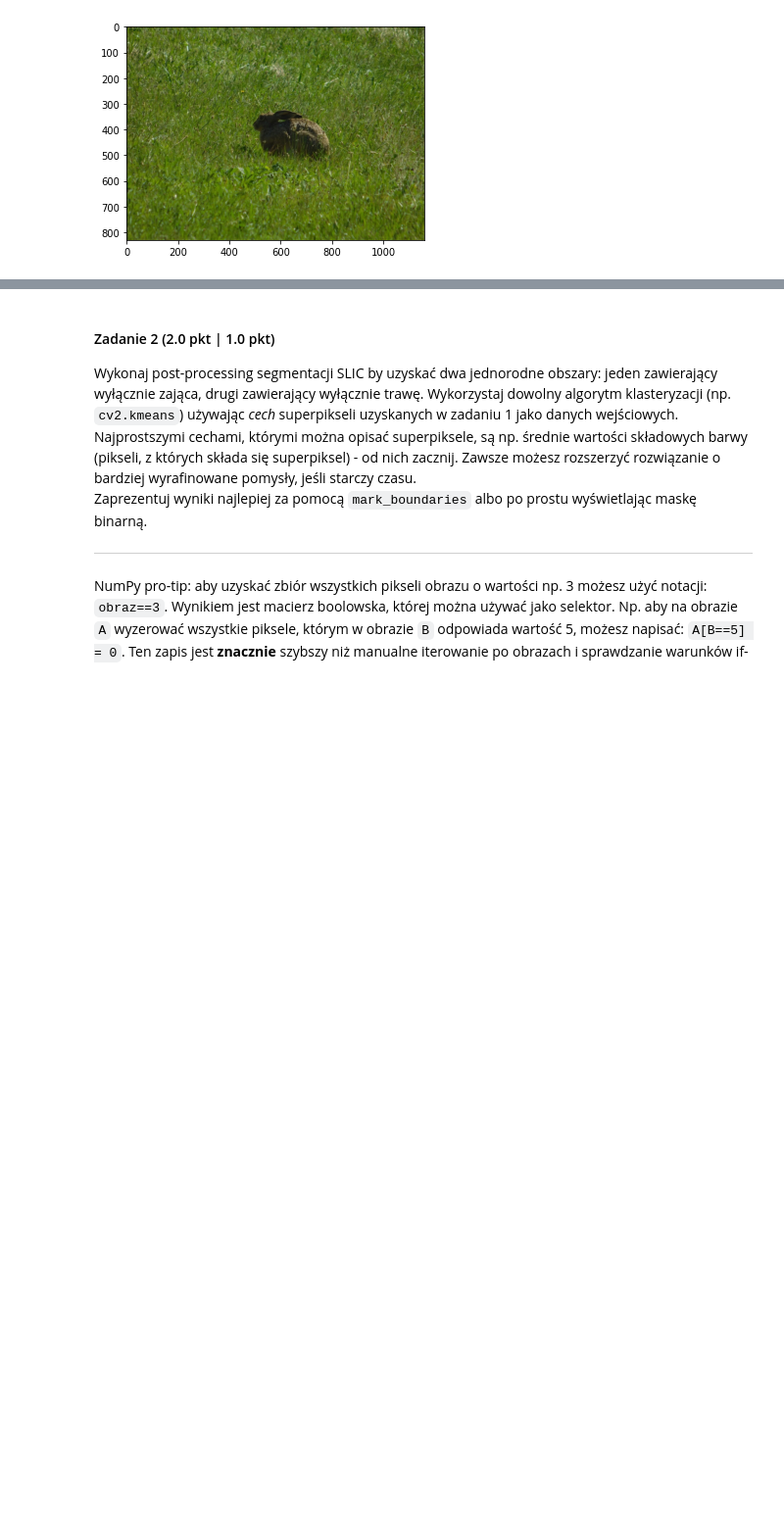
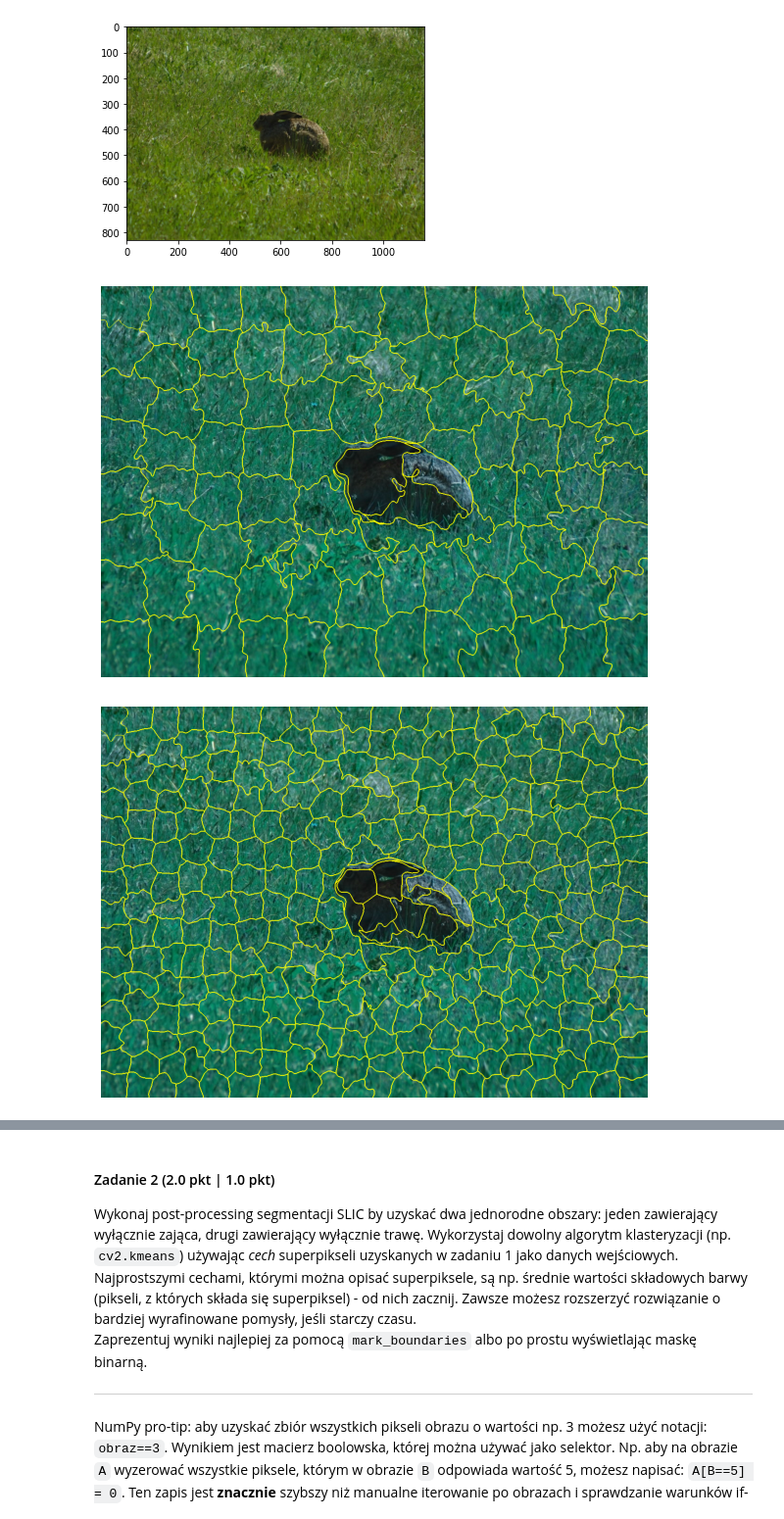
Before and after one commit to ProtossLuigi/studia-mag, a Jupyter notebook: analiza_i_przetwarzanie_obrazow/lab5/Lab5_zadanie.ipynb, the cells around one changed output, grey strips where cells are left out. Shown at 98% size. Saved outputs shown, nothing was run; the diff lists cells and outputs as text; code cells hidden in the pictures; blank space fills up the shorter version.

```diff
--- a/analiza_i_przetwarzanie_obrazow/lab5/Lab5_zadanie.ipynb
+++ b/analiza_i_przetwarzanie_obrazow/lab5/Lab5_zadanie.ipynb
@@ -22,3 +38,21 @@ hare = cv2.imread('Zajac_kolor.jpg')[..., ::-1]
 plt.imshow(hare);
 # %% [output]
 [figure]
+# %%
+image = img_as_float(cv2.cvtColor(hare, cv2.COLOR_BGR2RGB))
+
+# Pętla po liczbie klastrów:
+for numSegments in (100, 300, 600):
+
+# Wywołanie algorytmu SLIC:
+    segments = slic(image, n_segments = numSegments, sigma = 5, start_label = 0)
+
+# prezentacja wyników:
+    fig = plt.figure(figsize=(10, 10))
+    ax = fig.add_subplot(1,1,1)
+    img_tmp = mark_boundaries(image, segments)
+    ax.imshow(img_tmp)
+    plt.axis("off")
+# %% [output]
+[figure, added]
+[figure, added]
```
Also changed, not shown: parts of 5 cells of this notebook, 1 other file.
